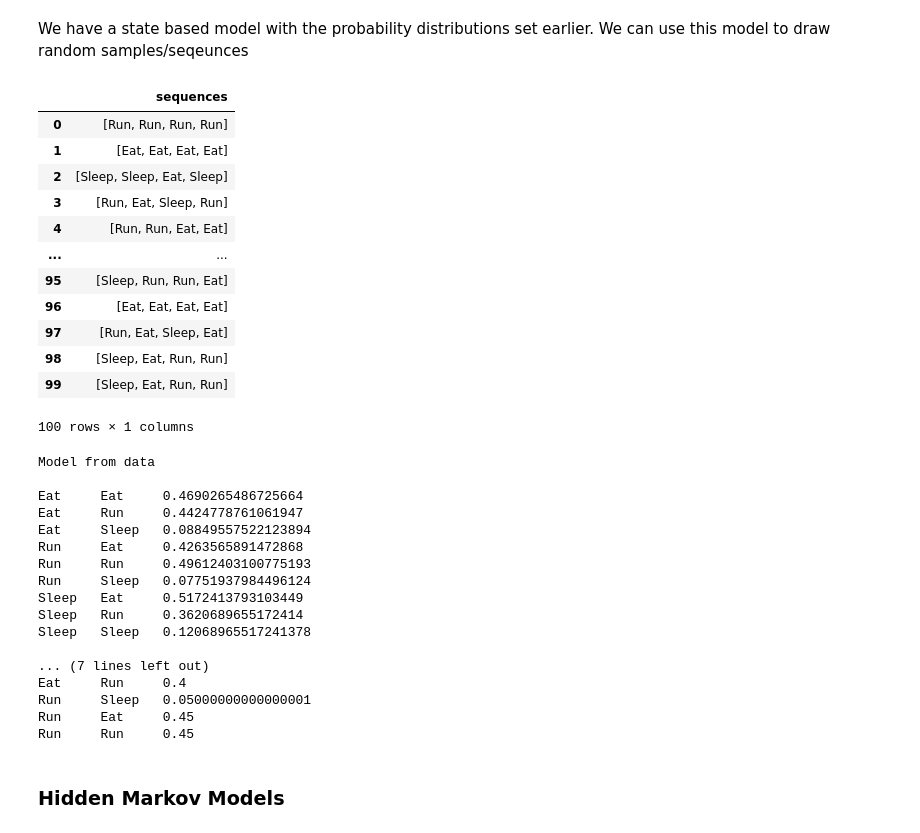
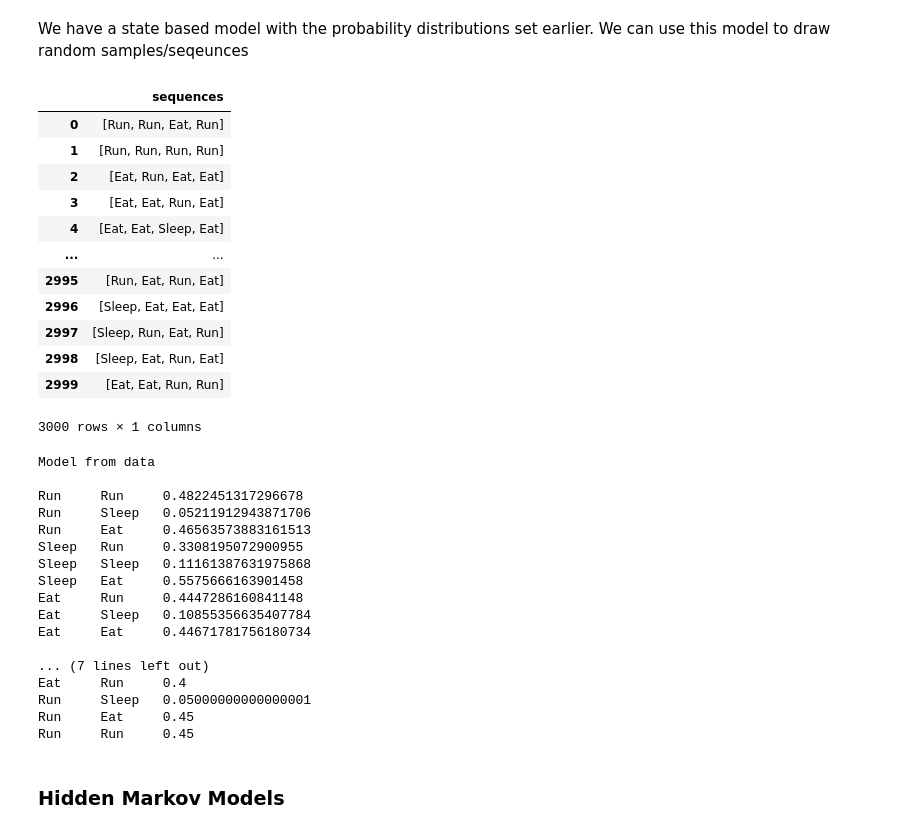
Before and after one commit to ryankarlos/Bayesian_networks, a Jupyter notebook: notebooks/Markov Models.ipynb, the cells around one changed output. Saved outputs shown, nothing was run; the diff lists cells and outputs as text; code cells hidden in the pictures.

```diff
--- a/notebooks/Markov Models.ipynb
+++ b/notebooks/Markov Models.ipynb
@@ -179,22 +179,22 @@ compute_probability_sequence(['Sleep', 'Sleep', 'Eat', 'Sleep'], clf)
 # %% [markdown]
 We have a state based model with the probability distributions set earlier. We can use this model to draw random samples/seqeunces
 # %%
-df = generate_random_sample_from_model(clf, length=4, num_seqs=100)
+df = generate_random_sample_from_model(clf, length=4, num_seqs=3000)
 df
 # %% [output]
 |  | sequences |
-| 0 | [Run, Run, Run, Run] |
-| 1 | [Eat, Eat, Eat, Eat] |
-| 2 | [Sleep, Sleep, Eat, Sleep] |
-| 3 | [Run, Eat, Sleep, Run] |
-| 4 | [Run, Run, Eat, Eat] |
+| 0 | [Run, Run, Eat, Run] |
+| 1 | [Run, Run, Run, Run] |
+| 2 | [Eat, Run, Eat, Eat] |
+| 3 | [Eat, Eat, Run, Eat] |
+| 4 | [Eat, Eat, Sleep, Eat] |
 | ... | ... |
-| 95 | [Sleep, Run, Run, Eat] |
-| 96 | [Eat, Eat, Eat, Eat] |
-| 97 | [Run, Eat, Sleep, Eat] |
-| 98 | [Sleep, Eat, Run, Run] |
-| 99 | [Sleep, Eat, Run, Run] |
+| 2995 | [Run, Eat, Run, Eat] |
+| 2996 | [Sleep, Eat, Eat, Eat] |
+| 2997 | [Sleep, Run, Eat, Run] |
+| 2998 | [Sleep, Eat, Run, Eat] |
+| 2999 | [Eat, Eat, Run, Run] |
-100 rows × 1 columns
+3000 rows × 1 columns
 # %%
 model_from_data = build_markov_chain_from_data(df)
 print('Model from data')
@@ -207,15 +207,15 @@ print(clf.distributions[1])
 # %% [output]
 Model from data
 
-Eat     Eat     0.4690265486725664
-Eat     Run     0.4424778761061947
-Eat     Sleep   0.08849557522123894
-Run     Eat     0.4263565891472868
-Run     Run     0.49612403100775193
-Run     Sleep   0.07751937984496124
-Sleep   Eat     0.5172413793103449
-Sleep   Run     0.3620689655172414
-Sleep   Sleep   0.12068965517241378
+Run     Run     0.4822451317296678
+Run     Sleep   0.05211912943871706
+Run     Eat     0.46563573883161513
+Sleep   Run     0.3308195072900955
+Sleep   Sleep   0.11161387631975868
+Sleep   Eat     0.5575666163901458
+Eat     Run     0.4447286160841148
+Eat     Sleep   0.10855356635407784
+Eat     Eat     0.44671781756180734
 
 ... (7 lines left out)
 Eat     Run     0.4
```
Also changed, not shown: parts of 8 cells of this notebook, 1 other file.
